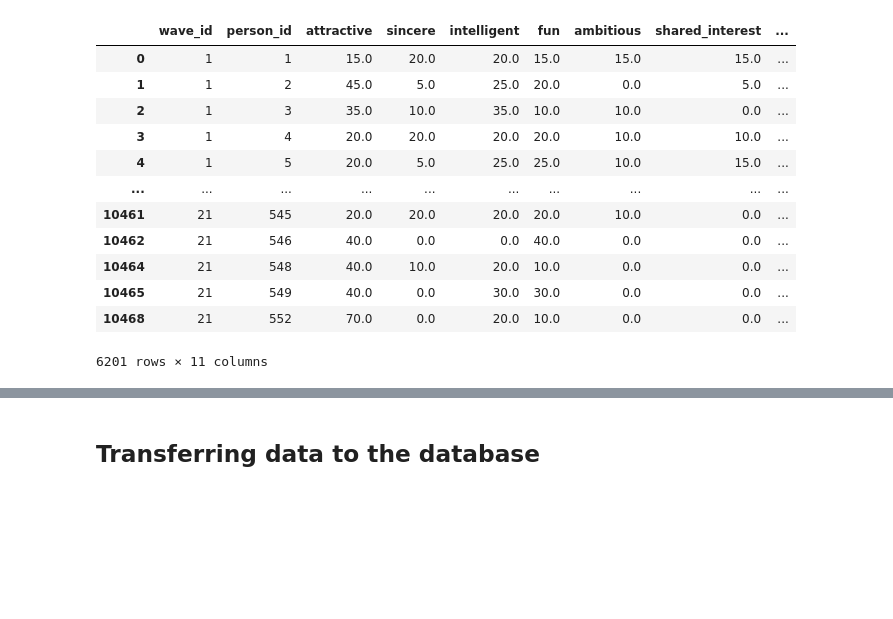
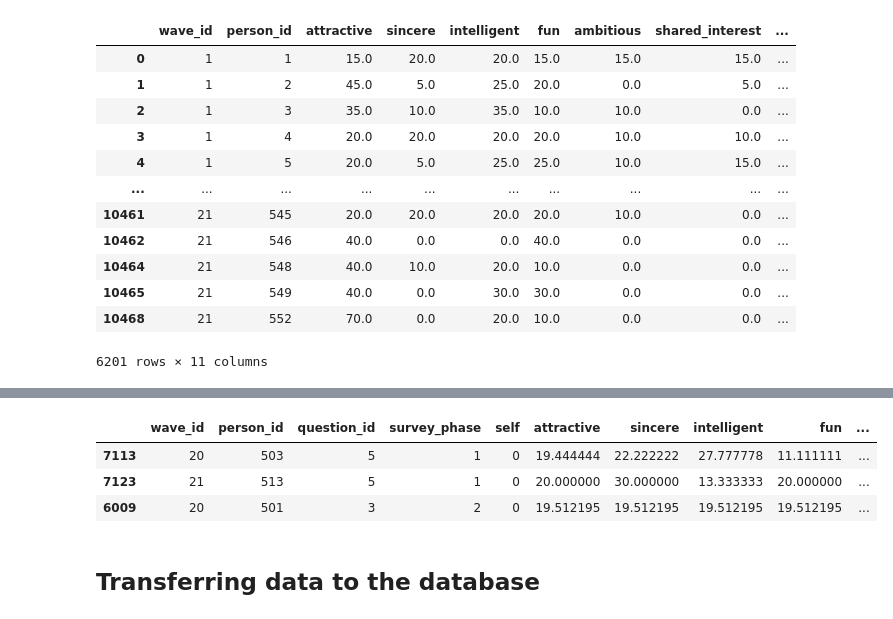
Before and after one commit to DavidGGonzalez/TeamBlue_FinalProject, a Jupyter notebook: Code/LoadDB.ipynb, the cells around one changed output, grey strips where cells are left out. Saved outputs shown, nothing was run; the diff lists cells and outputs as text; code cells hidden in the pictures; blank space fills up the shorter version.

```diff
--- a/Code/LoadDB.ipynb
+++ b/Code/LoadDB.ipynb
@@ -786,3 +829,12 @@ pref_percep_df
+# %%
+pref_percep_df.rename(columns={'new_attractive': 'attractive', 'new_sincere': 'sincere', 'new_intelligent': 'intelligent', \
+                               'new_fun': 'fun', 'new_ambitious': 'ambitious', 'new_shared_interest': 'shared_interest'}, inplace=True)
+pref_percep_df.sample(3)
+# %% [output]
+|  | wave_id | person_id | question_id | survey_phase | self | attractive | sincere | intelligent | fun | ... |
+| 7113 | 20 | 503 | 5 | 1 | 0 | 19.444444 | 22.222222 | 27.777778 | 11.111111 | ... |
+| 7123 | 21 | 513 | 5 | 1 | 0 | 20.000000 | 30.000000 | 13.333333 | 20.000000 | ... |
+| 6009 | 20 | 501 | 3 | 2 | 0 | 19.512195 | 19.512195 | 19.512195 | 19.512195 | ... |
 # %% [markdown]
 ## Transferring data to the database
 # %% [markdown]
```
Also changed, not shown: parts of 20 cells of this notebook, 1 other file.
